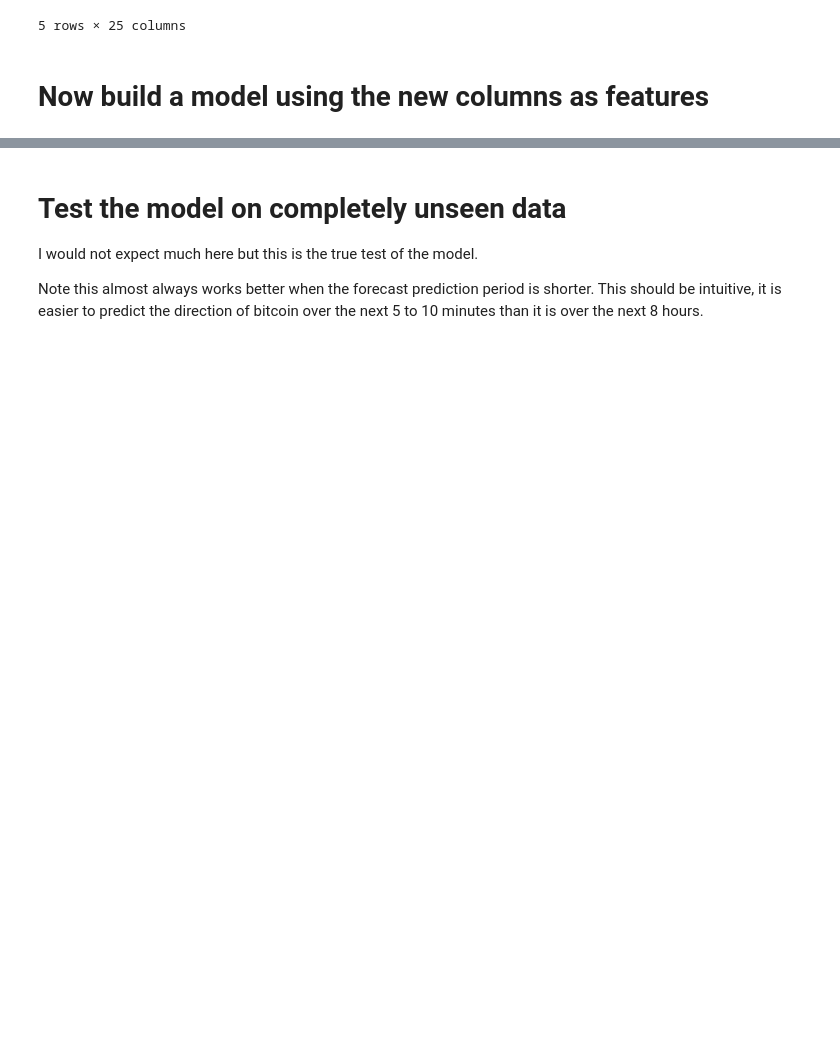
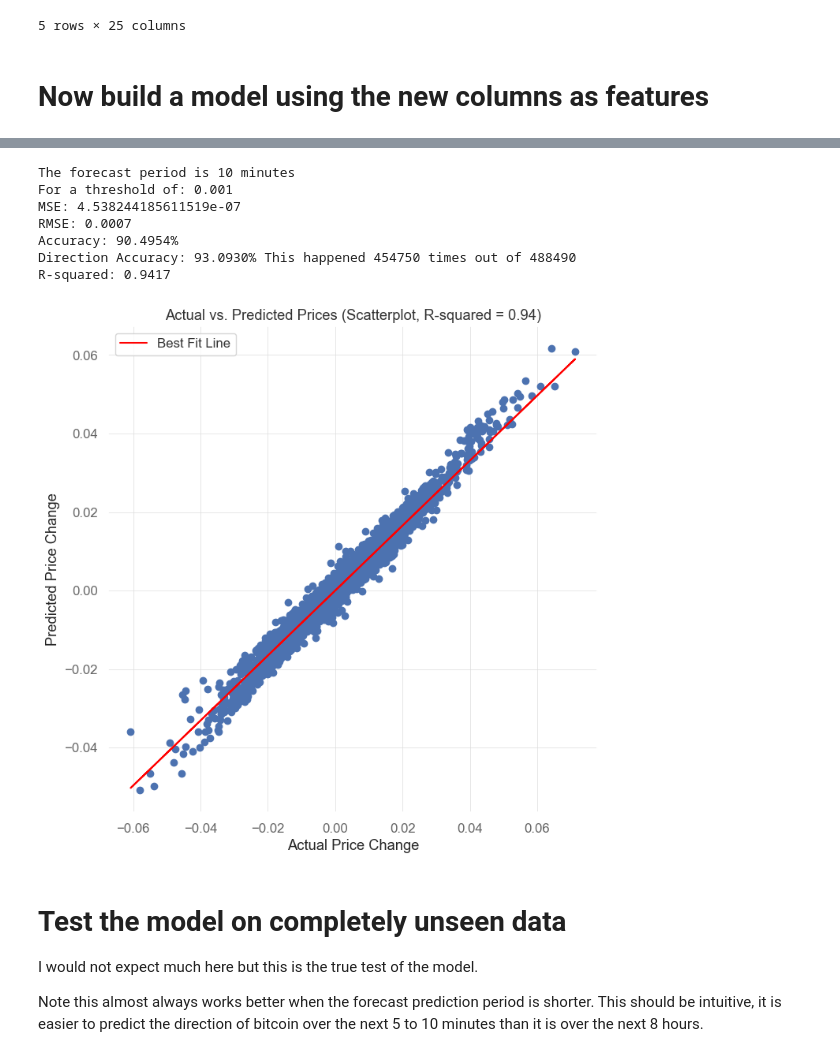
Before and after one commit to eervin123/feature-engineering, a Jupyter notebook: random-forest/random-forest-testing-momo-v1.2.ipynb, the cells around one changed output, grey strips where cells are left out. Saved outputs shown, nothing was run; the diff lists cells and outputs as text; code cells hidden in the pictures; blank space fills up the shorter version.

```diff
--- a/random-forest/random-forest-testing-momo-v1.2.ipynb
+++ b/random-forest/random-forest-testing-momo-v1.2.ipynb
@@ -239,29 +236,0 @@ y_val = y_val[valid_indices]
-# %%
-def calculate_and_print_results(y_val, y_pred, threshold=0.0005):
-
-    mse = mean_squared_error(y_pred, y_val)
-    rmse = np.sqrt(mse)
-    correct_predictions = np.abs(y_pred - y_val.ravel()) <= threshold
-    direction_correct = (np.sign(y_pred) == np.sign(y_val.ravel())).astype(int)
-    direction_accuracy = direction_correct.mean() * 100
-    accuracy = np.mean(correct_predictions) * 100
-    r2 = r2_score(y_val, y_pred)
-
-    print(f"For a threshold of: {threshold}")
-    print(f"MSE: {mse}")
-    print(f"RMSE: {rmse:.4f}")
-    # print accuracy within 4 decimal places
-    print(f"Accuracy: {accuracy:.4f}%")
-    print(f"Direction Accuracy: {direction_accuracy:.4f}% This happened {direction_correct.sum()} times out of {len(direction_correct)}")
-    print(f"R-squared: {r2:.4f}")
-    results = {
-        'mse': mse,
-        'rmse': rmse,
-        'accuracy': accuracy,
-        'direction_accuracy': direction_accuracy,
-        'r2': r2
-    }
-    return results
-# Run the function to print the results and store them in a dictionary
-print(f"The forecast period is {forecast} minutes")
-stats = calculate_and_print_results(y_val, y_pred, threshold=0.001)
@@ -284,11 +267,14 @@ plot_scatter(y_val, y_pred, stats['r2'])
 # %%
 forecast =  10# minutes into the future to predict
-data_filter = len(data)*0.95 # 80% of the data will be used for training
+data_filter = len(data)*0.90 # 90% of the data will be used for training
+
+# Split the data up so se can build a model on the training data and test it on the validation data
 train_df = data.iloc[:int(data_filter)] # training data
+validation_df = data.iloc[int(data_filter):] # validation data
 cols = df.columns
 
 # Create the features (X) and target (y) data using numpy
-X = train_df[cols].iloc[:-forecast].values # signal and volume
+X = train_df[cols].iloc[:-forecast].values # grab all the columns except the `forecast` column
 y = train_df['Close'].pct_change(forecast).dropna().iloc[:-forecast].values.reshape(-1, 1) # future
 
 # Split the data into training and testing sets and make sure they are the same length
@@ -302,7 +288,7 @@ model = RandomForestRegressor(n_estimators=100, random_state=42, n_jobs=-1)
 model.fit(X, y.ravel())
 logging.info(f"Model fitted")
 y_val = train_df['Close'].shift(-forecast).pct_change(forecast).dropna() # future
-X_val = train_df[cols][-len(y_val):] # signal and volume
+X_val = train_df[cols][-len(y_val):] # features but only the last rows
 y_val = y_val.values.reshape(-1, 1) # reshape to 2D
 # make predictions
 logging.info(f"Making predictions")
@@ -313,4 +299,11 @@ logging.info(f"Predictions made")
 valid_indices = ~np.isnan(y_pred) & ~np.isnan(y_val.ravel()) # remove NaNs
 y_pred = y_pred[valid_indices]
 y_val = y_val[valid_indices]
+
+# Show the results of the trained model
+# Run the function to print the results and store them in a dictionary
+print(f"The forecast period is {forecast} minutes")
+stats = calculate_and_print_results(y_val, y_pred, threshold=0.001)
+# Plot the results
+plot_scatter(y_val, y_pred, stats['r2'])
 # %% [output]
@@ -321,3 +314,11 @@ y_val = y_val[valid_indices]
+The forecast period is 10 minutes
+For a threshold of: 0.001
+MSE: 4.538244185611519e-07
+RMSE: 0.0007
+Accuracy: 90.4954%
+Direction Accuracy: 93.0930% This happened 454750 times out of 488490
+R-squared: 0.9417
+[figure, added]
 # %% [markdown]
 # Test the model on completely unseen data
 I would not expect much here but this is the true test of the model.
```
Also changed, not shown: parts of 12 cells of this notebook.
